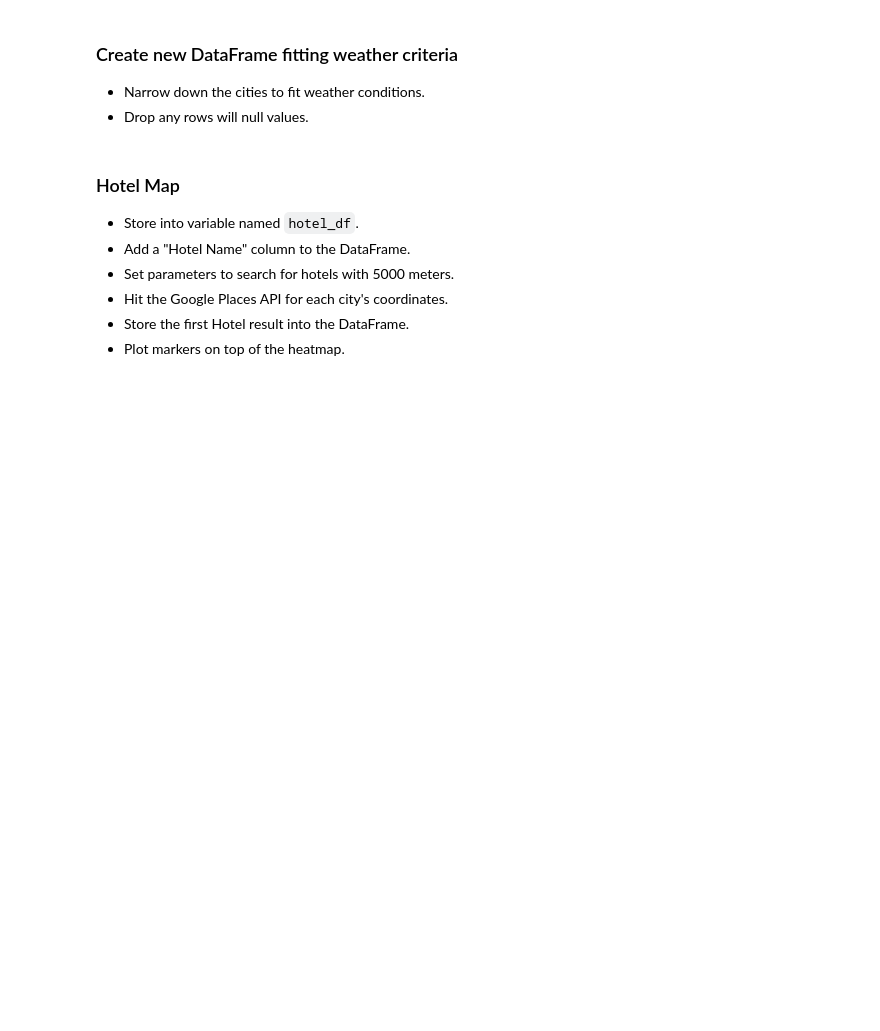
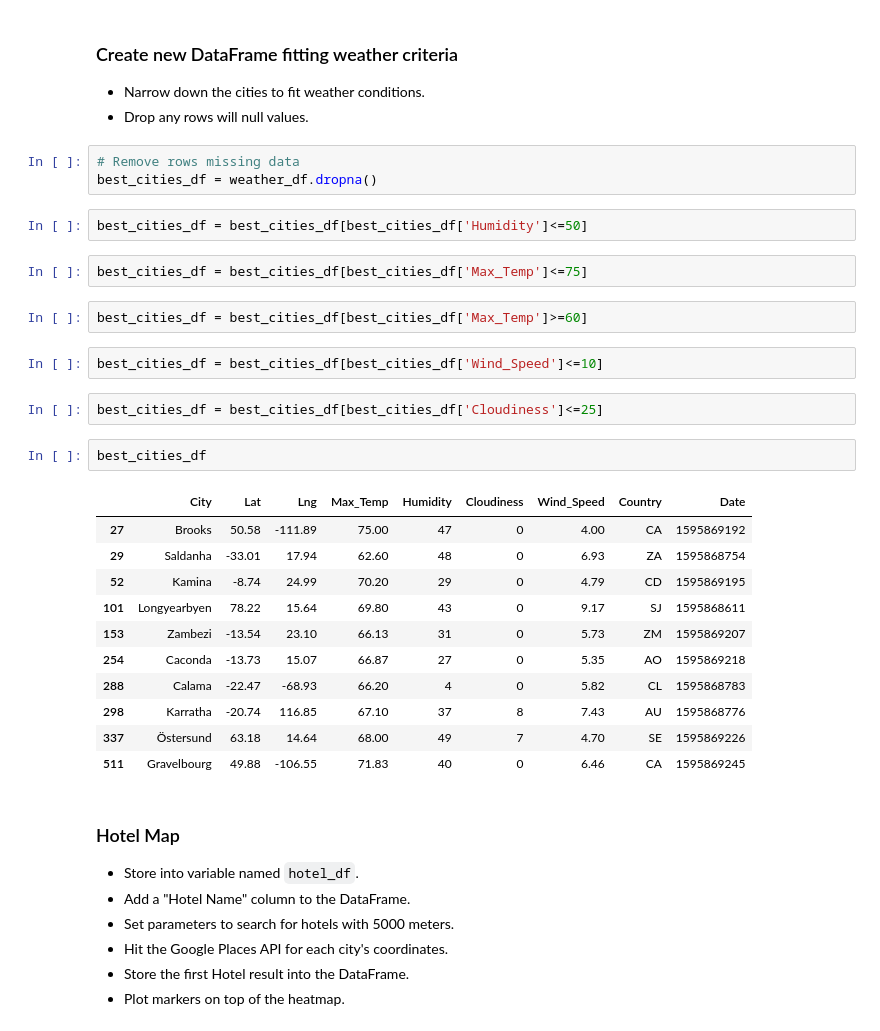
Before and after one commit to daviddamon/python-api-challenge, a Jupyter notebook: VacationPy.ipynb, the cells around one changed output. Drawn from its saved outputs; the diff is of its cells as text; blank space fills up the shorter version.

```diff
--- a/VacationPy.ipynb
+++ b/VacationPy.ipynb
@@ -27,6 +77,33 @@ from api_keys import g_key
 ### Create new DataFrame fitting weather criteria
 * Narrow down the cities to fit weather conditions.
 * Drop any rows will null values.
+# %%
+# Remove rows missing data
+best_cities_df = weather_df.dropna()
+# %%
+best_cities_df = best_cities_df[best_cities_df['Humidity']<=50]
+# %%
+best_cities_df = best_cities_df[best_cities_df['Max_Temp']<=75]
+# %%
+best_cities_df = best_cities_df[best_cities_df['Max_Temp']>=60]
+# %%
+best_cities_df = best_cities_df[best_cities_df['Wind_Speed']<=10]
+# %%
+best_cities_df = best_cities_df[best_cities_df['Cloudiness']<=25]
+# %%
+best_cities_df
+# %% [output]
+|  | City | Lat | Lng | Max_Temp | Humidity | Cloudiness | Wind_Speed | Country | Date |
+| 27 | Brooks | 50.58 | -111.89 | 75.00 | 47 | 0 | 4.00 | CA | 1595869192 |
+| 29 | Saldanha | -33.01 | 17.94 | 62.60 | 48 | 0 | 6.93 | ZA | 1595868754 |
+| 52 | Kamina | -8.74 | 24.99 | 70.20 | 29 | 0 | 4.79 | CD | 1595869195 |
+| 101 | Longyearbyen | 78.22 | 15.64 | 69.80 | 43 | 0 | 9.17 | SJ | 1595868611 |
+| 153 | Zambezi | -13.54 | 23.10 | 66.13 | 31 | 0 | 5.73 | ZM | 1595869207 |
+| 254 | Caconda | -13.73 | 15.07 | 66.87 | 27 | 0 | 5.35 | AO | 1595869218 |
+| 288 | Calama | -22.47 | -68.93 | 66.20 | 4 | 0 | 5.82 | CL | 1595868783 |
+| 298 | Karratha | -20.74 | 116.85 | 67.10 | 37 | 8 | 7.43 | AU | 1595868776 |
+| 337 | Östersund | 63.18 | 14.64 | 68.00 | 49 | 7 | 4.70 | SE | 1595869226 |
+| 511 | Gravelbourg | 49.88 | -106.55 | 71.83 | 40 | 0 | 6.46 | CA | 1595869245 |
 # %% [markdown]
 ### Hotel Map
 * Store into variable named `hotel_df`.
```
Also changed, not shown: parts of 12 cells of this notebook, 15 other files.
